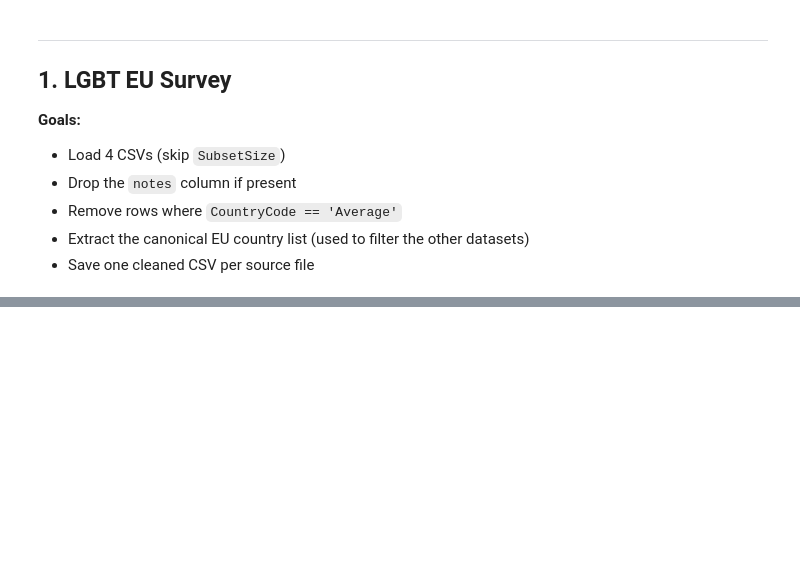
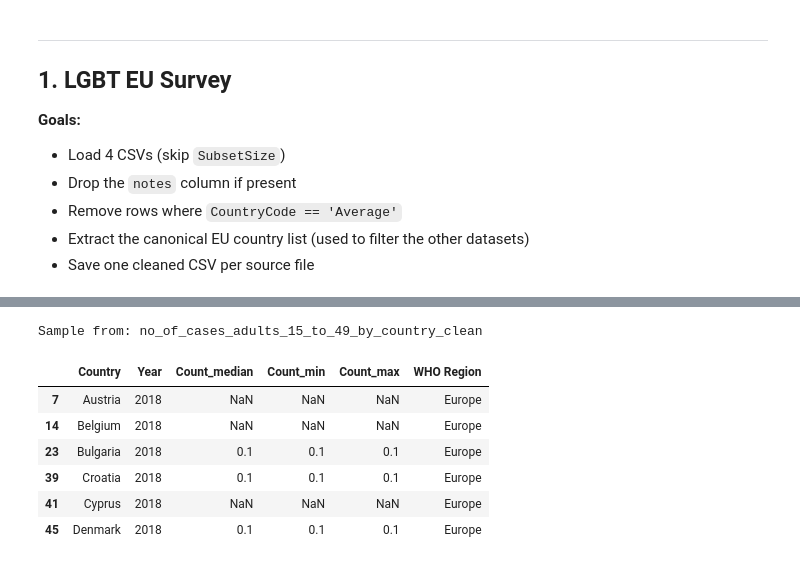
Before and after one commit to EzraGoldberg/portfolio-projects, a Jupyter notebook: 1. RAG/notebooks/6_cleaning.ipynb, the cells around one changed output, grey strips where cells are left out. Saved outputs shown, nothing was run; the diff lists cells and outputs as text; code cells hidden in the pictures; blank space fills up the shorter version.

Commit message:
updating 6_cleaning.ipynb to handle the dataset on survivors of HIV and AIDS, processing both formats of files.

```diff
--- a/1. RAG/notebooks/6_cleaning.ipynb
+++ b/1. RAG/notebooks/6_cleaning.ipynb
@@ -102,0 +261,10 @@ for f in lgbt_files:
+# %%
+# Identify schema by filename prefix
+SCHEMA_A_PREFIX = "no_of_"
+SCHEMA_B_PREFIX = "art_"
+
+schema_a_files = [f for f in hiv_files if f.name.startswith(SCHEMA_A_PREFIX)]
+schema_b_files = [f for f in hiv_files if f.name.startswith(SCHEMA_B_PREFIX)]
+
+print(f"Schema A (no_of_*): {[f.name for f in schema_a_files]}")
+print(f"Schema B (art_*  ): {[f.name for f in schema_b_files]}")
@@ -102,0 +274,24 @@ for f in lgbt_files:
+# %%
+# --- Shared helper ---
+
+NULL_STRINGS = {"na", "n/a", "nodata", "no data", "", "none", "-", ".."}
+
+def normalize_nulls(df: pd.DataFrame) -> pd.DataFrame:
+    """Replace common string null representations with actual NaN."""
+    return df.replace(
+        {v: pd.NA for v in NULL_STRINGS | {s.title() for s in NULL_STRINGS} | {s.upper() for s in NULL_STRINGS}}
+    )
+
+
+def extract_leading_number(val) -> float | None:
+    """
+    Extract the leading number from a string like '3500[3000-4400]' or '500[500-500]'.
+    Returns the number as float, or None if not parseable.
+    """
+    if pd.isna(val):
+        return None
+    val_str = str(val).strip()
+    match = re.match(r'^([\d,\.]+)', val_str)
+    if match:
+        return float(match.group(1).replace(",", ""))
+    return None
@@ -102,0 +358,14 @@ for f in lgbt_files:
+# %%
+# Inspect Schema A sample
+key = list(schema_a_cleaned.keys())[0]
+print(f"Sample from: {key}")
+schema_a_cleaned[key].head(6)
+# %% [output]
+Sample from: no_of_cases_adults_15_to_49_by_country_clean
+|  | Country | Year | Count_median | Count_min | Count_max | WHO Region |
+| 7 | Austria | 2018 | NaN | NaN | NaN | Europe |
+| 14 | Belgium | 2018 | NaN | NaN | NaN | Europe |
+| 23 | Bulgaria | 2018 | 0.1 | 0.1 | 0.1 | Europe |
+| 39 | Croatia | 2018 | 0.1 | 0.1 | 0.1 | Europe |
+| 41 | Cyprus | 2018 | NaN | NaN | NaN | Europe |
+| 45 | Denmark | 2018 | 0.1 | 0.1 | 0.1 | Europe |
```
Also changed, not shown: parts of 14 cells of this notebook.
